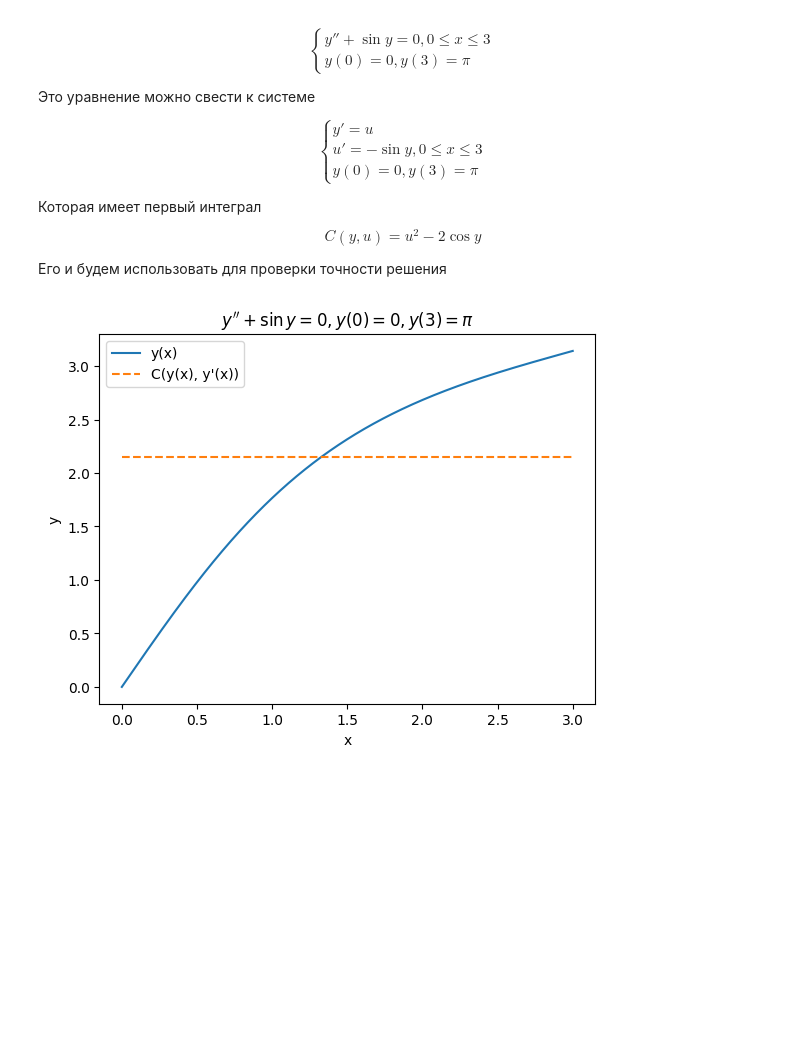
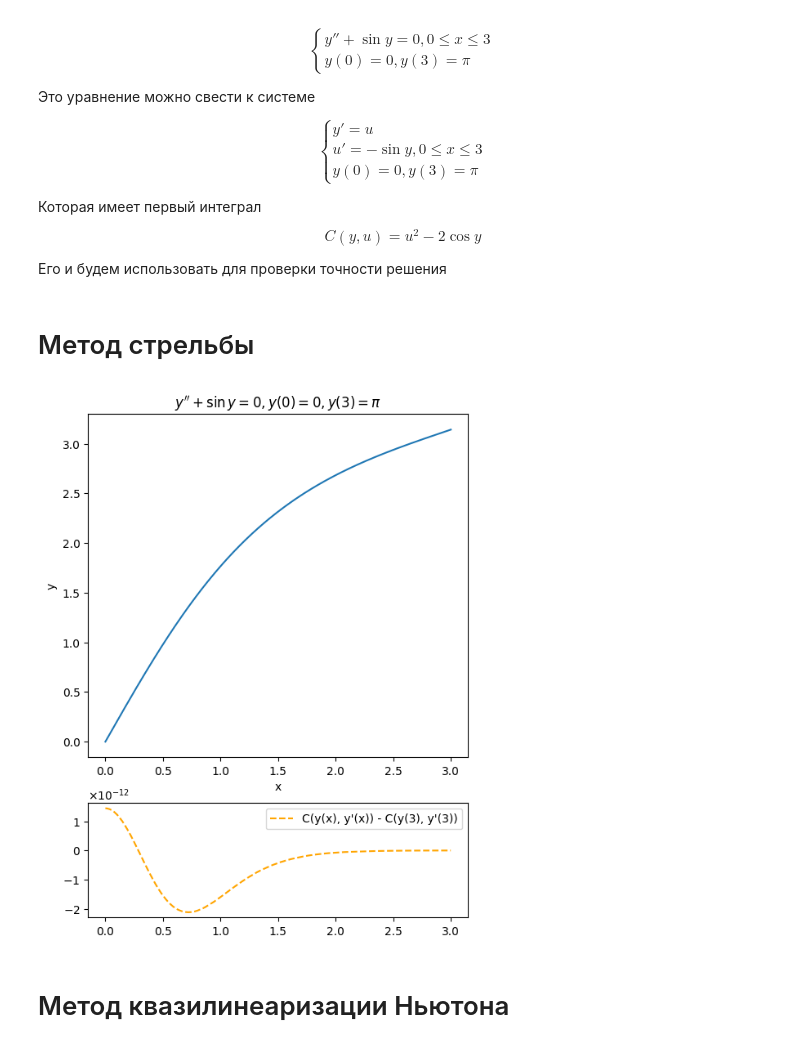
Before and after one commit to VoyakaGOD/computational-mathematics, a Jupyter notebook: nonlinear-BVP.ipynb, the cells around one changed output. Drawn from its saved outputs; the diff is of its cells as text; code cells hidden in the pictures; blank space fills up the shorter version.

Commit message:
improved shooting method

```diff
--- a/nonlinear-BVP.ipynb
+++ b/nonlinear-BVP.ipynb
@@ -18,49 +18,78 @@ $$C(y, u) = u^2 - 2\cos{y}$$
 
 Его и будем использовать для проверки точности решения
 # %%
+from matplotlib.ticker import ScalarFormatter
+import matplotlib.gridspec as gridspec
 import matplotlib.pyplot as plt
 from ODElib import *
 from math import *
 
-def f(x, y):
-    return Vector(y[1], -sin(y[0]))
+def f(x : float, y : Vector, dy : float):
+    return -sin(y)
 
-def C(y):
+def C(y : Vector):
     return y[1]*y[1] - 2*cos(y[0])
 
-# only for 2 dimensions
-# y' = f(x, (y, u))[0]
-# u' = f(x, (y, u))[1]
+FuncT2D = Callable[[float, float, float], float]
+
+# y'' = f(x, y, y')
 # y(x1) = y1
 # y(x1 + Nh) = y2
 class BVPSolver:
-    p_eps = 1e-6
-    d_eps = 1e-6
+    eps = 1e-9
+    step = 1e-7
 
-    def solve_by_shooting_method(f : VecTFunc, h : float, N: int, y1 : float, y2 : float, x1 : float = 0):
-        F = lambda a: RungeKuttaMethods.explicit_4_order(f, Vector(y1, a), h, N, x1)[N][0] - y2
+    # u'' + A(x)u' + B(x)u = 0
+    # u0 = 0, u0' = 1
+    @staticmethod
+    def __solve_linear(A : Callable[[int], float], B : Callable[[int], float], h : float, N : int):
+        u = [0.0, (2 + A(1)*h) / (2 - B(1)*h*h) * h, 2 * h]
+        for n in range(2, N):
+            u += [(2 * (2 - B(n)*h*h)*u[n] - (2 - A(n)*h)*u[n-1]) / (2 + A(n)*h)]
+        return u
+
+    @staticmethod
+    def solve_by_shooting_method(f : FuncT2D, h : float, N: int, y1 : float, y2 : float, x1 : float = 0):
+        g : VecTFunc = lambda x, q: Vector(q[1], f(x, q[0], q[1]))
         alpha = 0
+        step = BVPSolver.step
         while(True):
-            boundary = F(alpha)
-            if(abs(boundary) < BVPSolver.p_eps):
+            probe = RungeKuttaMethods.explicit_4_order(g, Vector(y1, alpha), h, N, x1)
+            boundary = probe[N][0] - y2
+            ODEIOSettings.info("Boundary vlaue: " + str(probe[N][0]))
+            if(abs(boundary) < BVPSolver.eps):
                 break
-            alpha = alpha - boundary / (F(alpha + BVPSolver.d_eps) - boundary) * BVPSolver.d_eps
-        return RungeKuttaMethods.explicit_4_order(f, Vector(y1, alpha), h, N, x1)
+            A = lambda n: (f(n*h, probe[n][0] - step, probe[n][1]) - f(n*h, probe[n][0] + step, probe[n][1])) / (2 * step)
+            B = lambda n: (f(n*h, probe[n][0], probe[n][1] - step) - f(n*h, probe[n][0], probe[n][1] + step)) / (2 * step)
+            alpha = alpha - boundary / BVPSolver.__solve_linear(A, B, h, N)[N]
+        return RungeKuttaMethods.explicit_4_order(g, Vector(y1, alpha), h, N, x1)
 
+    @staticmethod
+    def solve_by_quasilinearization_method(f : FuncT2D, h : float, N: int, y1 : float, y2 : float, x1 : float = 0):
+        pass
 
-def show_result(N : int, us : list[float], h : float):
+def show_result(N : int, us : list[Vector], h : float):
     xs = [h*k for k in range(N + 1)]
-    plt.plot(xs, [us[k][0] for k in range(N + 1)], label="y(x)")
-    plt.plot(xs, [C(us[k]) for k in range(N + 1)], "--", label="C(y(x), y'(x))")
+    fig = plt.figure(figsize=[6,8])
+    gs = gridspec.GridSpec(2, 1, height_ratios=[3, 1])
+    fig.add_subplot(gs[0])
+    plt.plot(xs, [us[k][0] for k in range(N + 1)])
     plt.xlabel("x")
     plt.ylabel("y")
     plt.title(r"$y'' + \sin{y} = 0, y(0) = 0, y(3) = \pi$")
+    ax = fig.add_subplot(gs[1])
+    plt.plot(xs, [C(us[k]) - C(us[-1]) for k in range(N + 1)], "--", label="C(y(x), y'(x)) - C(y(3), y'(3))", color="orange")
+    formatter = ScalarFormatter(useMathText=True, useOffset=False)
+    ax.yaxis.set_major_formatter(formatter)
     plt.legend()
 
 N = 1000
 h = 3 / N
-
-us = BVPSolver.solve_by_shooting_method(f, h, N, 0, pi)
-show_result(N, us, h)
-# %% [output]
-[figure, removed]
+# %% [markdown]
+# Метод стрельбы
+# %%
+show_result(N, BVPSolver.solve_by_shooting_method(f, h, N, 0, pi), h)
+# %% [output]
+[figure, added]
+# %% [markdown]
+# Метод квазилинеаризации Ньютона
```
Also changed, not shown: parts of 1 cell of this notebook, 1 other file.
